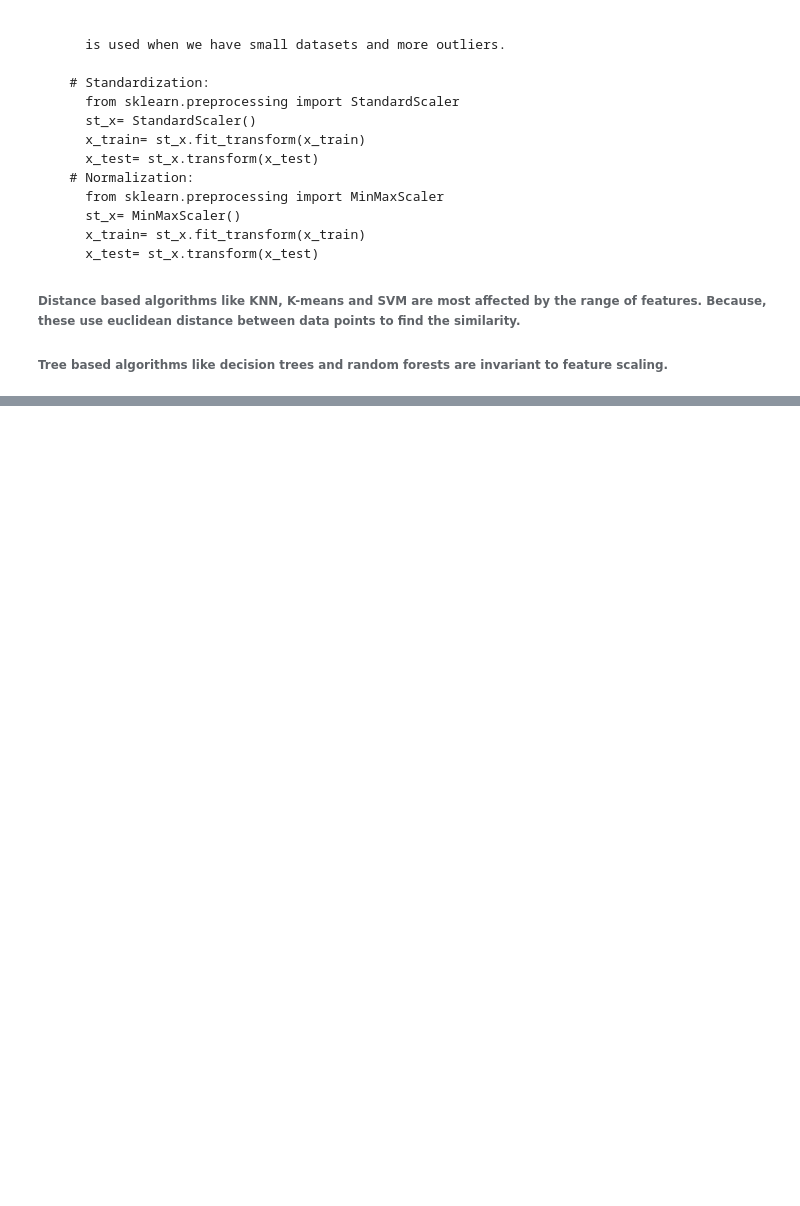
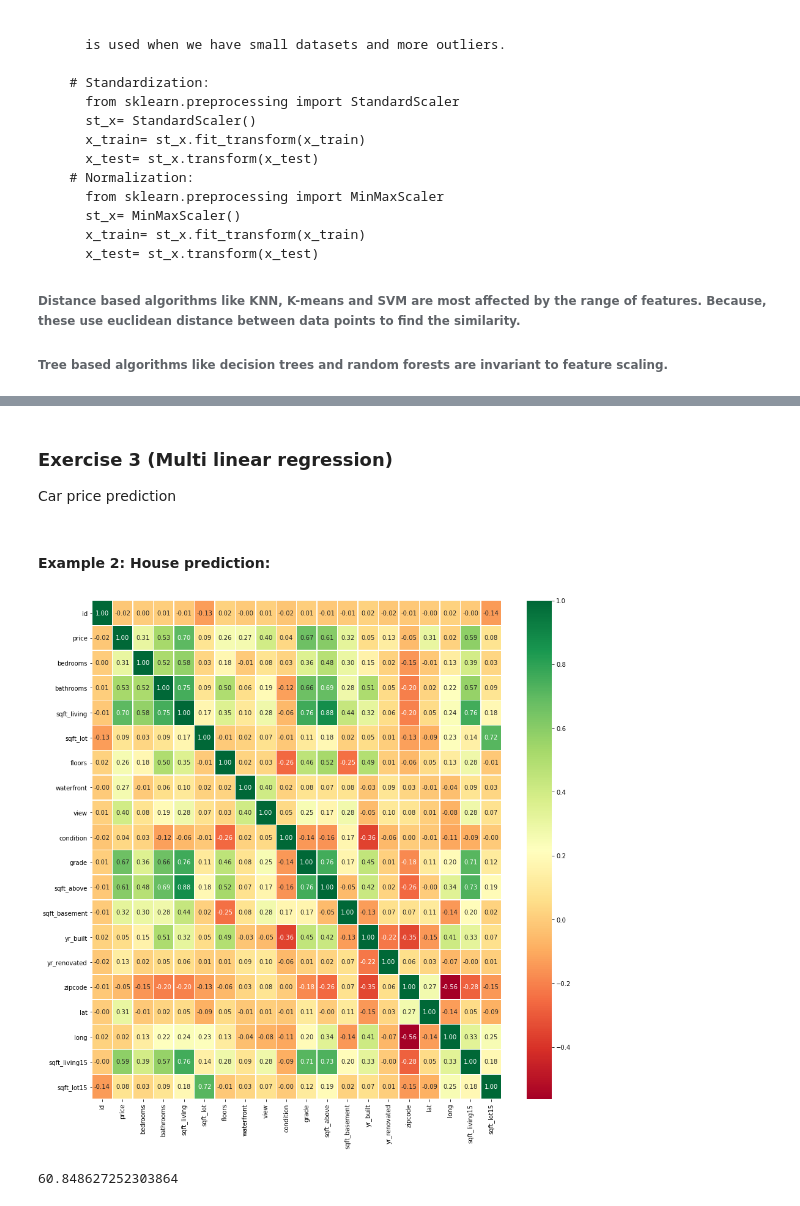
Before and after one commit to Adik8um38/Python_ML, a Jupyter notebook: Introduction_to_ML.ipynb, the cells around one changed output, grey strips where cells are left out. Saved outputs shown, nothing was run; the diff lists cells and outputs as text; code cells hidden in the pictures; blank space fills up the shorter version.

```diff
--- a/Introduction_to_ML.ipynb
+++ b/Introduction_to_ML.ipynb
@@ -513,0 +690,3 @@ MemoryError:
+# %% [markdown]
+### Exercise 3 (Multi linear regression)
+Car price prediction
@@ -513,0 +753,58 @@ MemoryError:
+# %% [markdown]
+#### Example 2: House prediction:
+# %%
+# import libraries
+import numpy as np
+import pandas as pd
+from sklearn.linear_model import LinearRegression
+from sklearn.model_selection import train_test_split
+import seaborn as sns
+import matplotlib.pyplot as plt
+%matplotlib inline
+
+# read csv
+df=pd.read_csv(r'C:\Users\00004829\OneDrive - Arisglobal software pvt Ltd\Gani\MachinceLearning\MachinceLearning\datasets\kc_house_data.csv')
+
+## Information about DataSet
+#df.info()
+
+## Zero-Values
+#df.isnull().sum()
+
+# correlation helps to find out which features can be dropped out. negative correlation features shd be dropped
+fig, ax = plt.subplots(figsize=(15,15))
+sns.heatmap(df.corr(),annot=True, fmt=".2f", linewidths=.5, cmap='RdYlGn')
+plt.show()
+
+# as per the correlation, dropping few columns
+df.drop(['id','date','zipcode','condition','long','sqft_lot15','yr_built','sqft_lot','view','waterfront','yr_renovated'],axis=1,inplace=True)
+
+x=df.drop(['price'],axis=1)
+y=df['price']
+
+from sklearn.linear_model import LinearRegression
+
+#Spliting Train/Test --> Generally, we need to split our DataSet into 3 groups: Train, Test and Evaluation!
+from sklearn.model_selection import train_test_split
+x_train,x_test,y_train,y_test=train_test_split(x,y,test_size=0.2,random_state=42)
+
+
+#Scores
+from sklearn.metrics import r2_score
+
+#from sklearn.preprocessing import StandardScaler
+
+#scaler=StandardScaler()
+#x_train_scaled=scaler.fit_transform(x_train,y_train)
+#x_test_scaled=scaler.transform(x_test)
+
+# LinearRegression
+
+LinReg=LinearRegression()
+LinReg.fit(x_train,y_train)
+y_pred=LinReg.predict(x_test)
+
+print(r2_score(y_test,y_pred)*100)
+# %% [output]
+[figure, added]
+60.848627252303864
```
Also changed, not shown: parts of 46 cells of this notebook.
